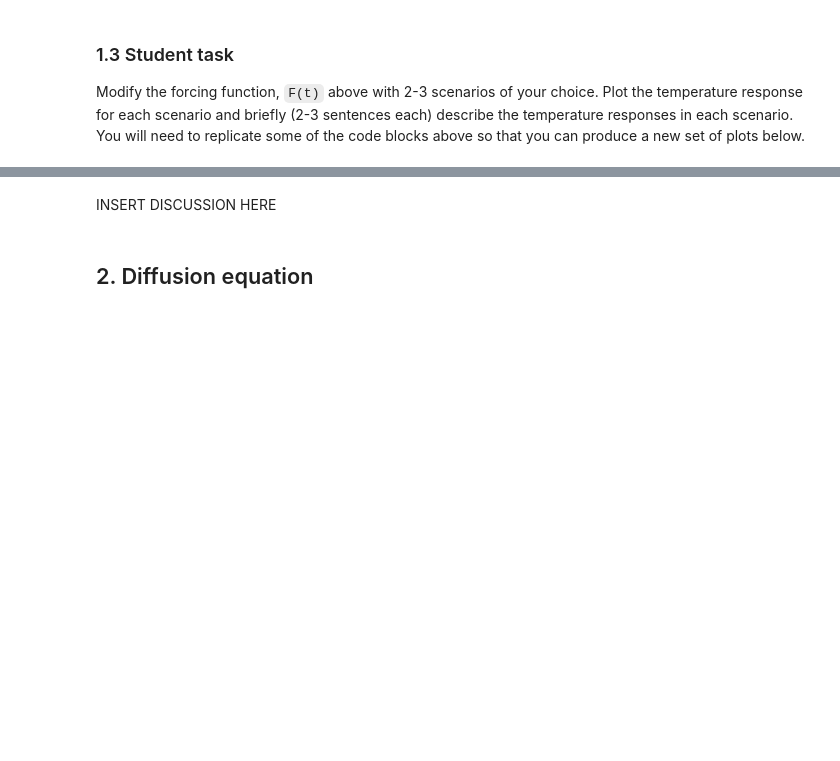
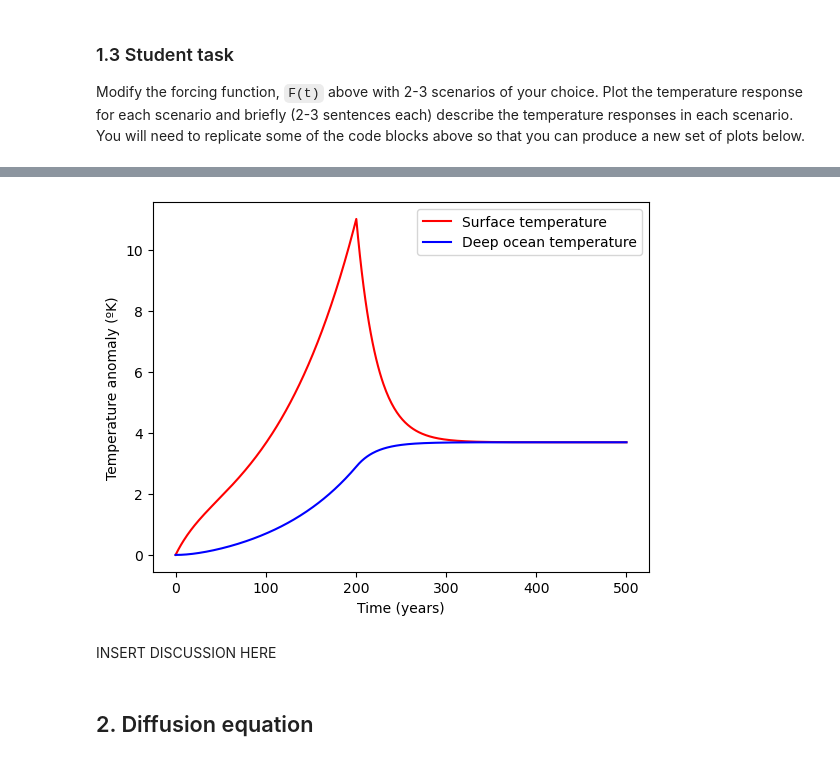
Before and after one commit to Ealish241/QCES, a Jupyter notebook: Project1_numerical_methods.ipynb, the cells around one changed output, grey strips where cells are left out. Saved outputs shown, nothing was run; the diff lists cells and outputs as text; code cells hidden in the pictures; blank space fills up the shorter version.

```diff
--- a/Project1_numerical_methods.ipynb
+++ b/Project1_numerical_methods.ipynb
@@ -91,3 +106,25 @@ Modify the forcing function, `F(t)` above with 2-3 scenarios of your choice. Plo
+# %%
+# SCENARIO 2: Linear increase and then stay high
+def F_2(t):
+    return np.exp(t/100) if t < 200 else 0
+
+def F_3(t):
+    return np.exp(t/50) if t < 200 else 0
+
+for i in range(0, Nt-1):
+    T1[i+1] = ((F_2(t[i])-gamma*(T[i]-theta[i]))/C_s)*dt + T[i]
+    theta[i+1] = (gamma*(T[i]-theta[i])/C_d)*dt + theta[i]
+    T2[i+1] = ((F_3(t[i])-gamma*(T[i]-theta[i]))/C_s)*dt + T[i]
+
+plt.plot(t,T1,'r-')
+plt.plot(t,theta,'b-')
+pl
+plt.legend(['Surface temperature','Deep ocean temperature'])
+plt.xlabel('Time (years)')
+plt.ylabel('Temperature anomaly (ºK)')
+plt.show()
+# %% [output]
+[figure, added]
 # %% [markdown]
 INSERT DISCUSSION HERE
 # %% [markdown]
```
Also changed, not shown: parts of 3 cells of this notebook.
